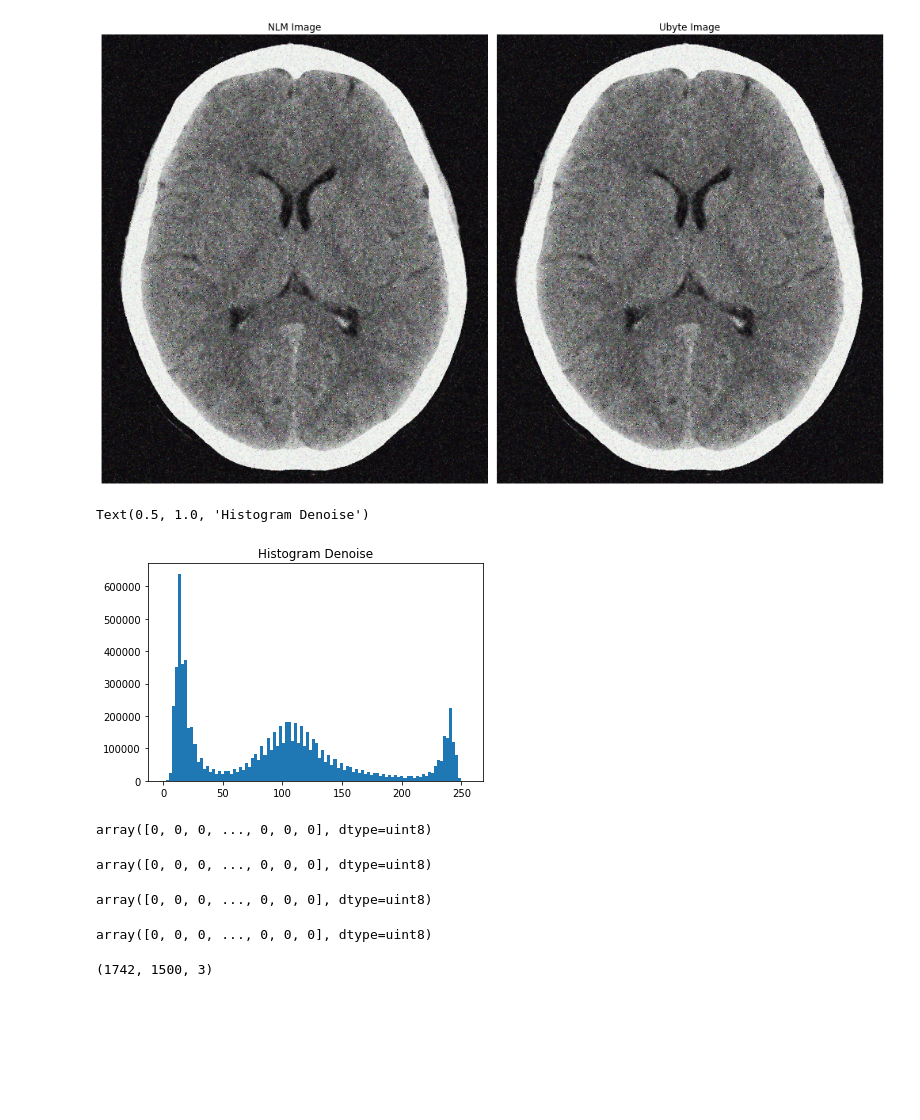
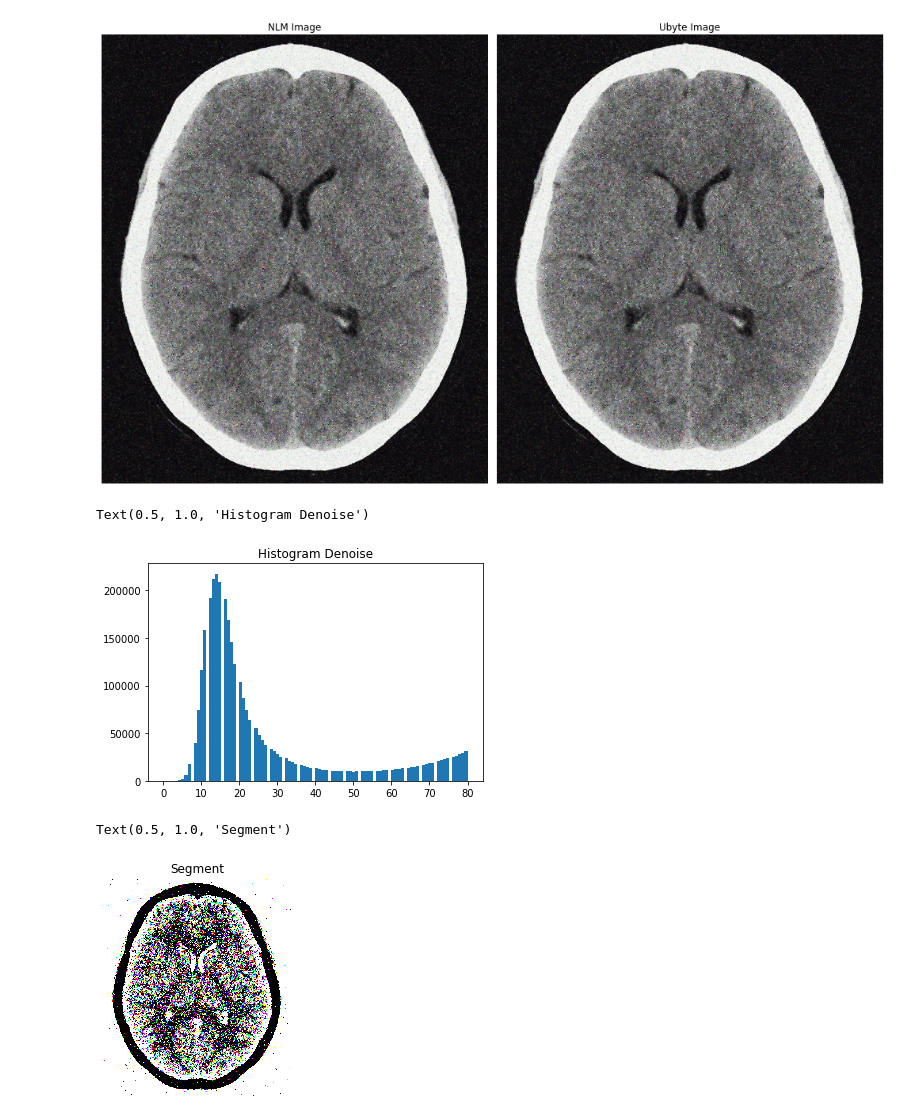
Before and after one commit to poomwarawat/Thesis_image_processing, a Jupyter notebook: Histogram.ipynb, the cells around one changed output. Cells and saved outputs as stored; diff of their text form; code cells hidden in the pictures; blank space fills up the shorter version.

```diff
--- a/Histogram.ipynb
+++ b/Histogram.ipynb
@@ -36,11 +36,11 @@ plt.show()
 # %% [output]
 [figure]
 # %%
-plt.hist(denoise_ubtye.flat, bins=100, range=(0,255))
+plt.hist(denoise_ubtye.flat, bins=100, range=(0,80))
 plt.title("Histogram Denoise")
 # %% [output]
 Text(0.5, 1.0, 'Histogram Denoise')
-[figure, old version]
+[figure, new version]
 # %%
 segm1 = (denoise_ubtye <= 55)
 segm2 = (denoise_ubtye > 55) & (denoise_ubtye <= 110)
@@ -51,20 +50,0 @@ all_seg = np.zeros((denoise_ubtye.shape[0], denoise_ubtye.shape[1]), dtype=np.ui
-# %%
-all_seg[segm1]
-# %% [output]
-array([0, 0, 0, ..., 0, 0, 0], dtype=uint8)
-# %%
-all_seg[segm2]
-# %% [output]
-array([0, 0, 0, ..., 0, 0, 0], dtype=uint8)
-# %%
-all_seg[segm3]
-# %% [output]
-array([0, 0, 0, ..., 0, 0, 0], dtype=uint8)
-# %%
-all_seg[segm4]
-# %% [output]
-array([0, 0, 0, ..., 0, 0, 0], dtype=uint8)
-# %%
-denoise_ubtye.shape
-# %% [output]
-(1742, 1500, 3)
@@ -70,0 +56,7 @@ denoise_ubtye.shape
+# %%
+plt.imshow(all_seg)
+plt.axis("off")
+plt.title("Segment")
+# %% [output]
+Text(0.5, 1.0, 'Segment')
+[figure, added]
```
Also changed, not shown: parts of 2 cells of this notebook, 31 other files.
